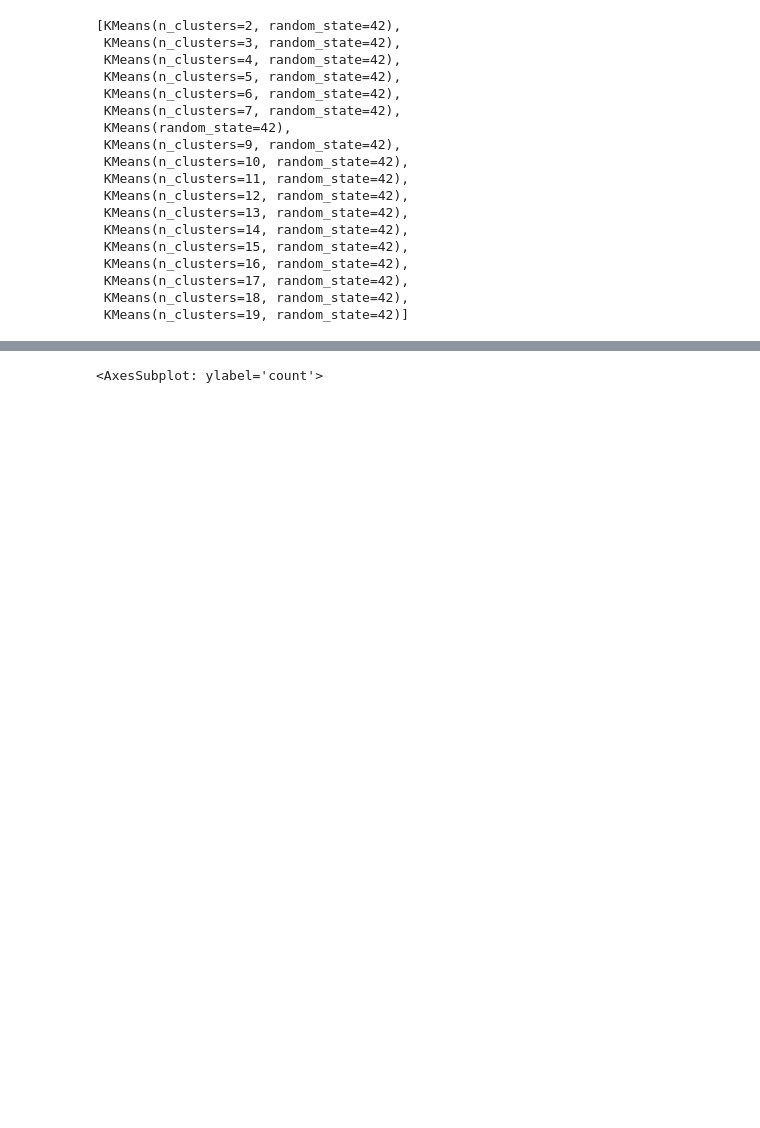
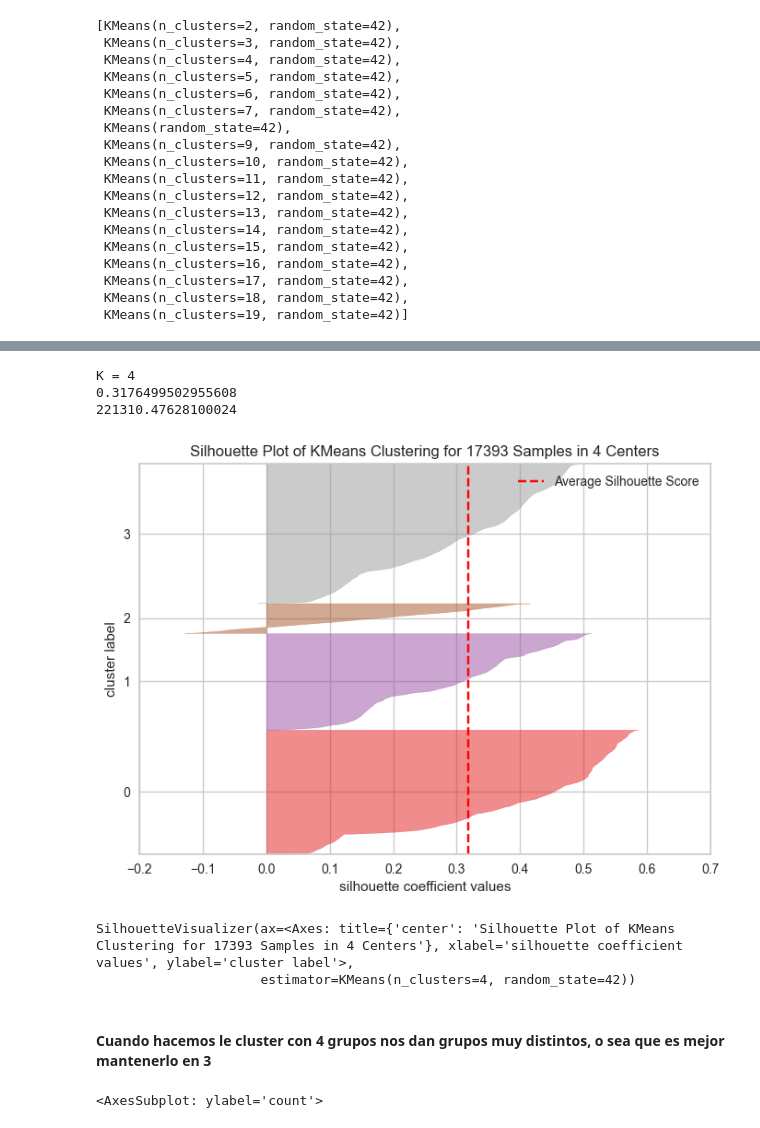
Before and after one commit to mariaortizz/Proyecto-ML, a Jupyter notebook: src/notebooks/notebook_prueba_modelos.ipynb, the cells around one changed output, grey strips where cells are left out. Drawn from its saved outputs; the diff is of its cells as text; code cells hidden in the pictures; blank space fills up the shorter version.

```diff
--- a/src/notebooks/notebook_prueba_modelos.ipynb
+++ b/src/notebooks/notebook_prueba_modelos.ipynb
@@ -642,4 +663,23 @@ SilhouetteVisualizer(ax=<AxesSubplot: title={'center': 'Silhouette Plot of KMean
                      estimator=KMeans(n_clusters=3, random_state=42))
+# %%
+km_1 = KMeans(n_clusters=4, random_state=42)
+km_1.fit(X_train)
+predd = km_1.predict(X_train)
+print(f'K = 4')
+print(silhouette_score(X_train, km_1.labels_))
+print(km_1.inertia_)
+# %% [output]
+K = 4
+0.3176499502955608
+221310.47628100024
+# %%
+silhouette_visualizer(km_1, X_train)
+# %% [output]
+[figure, added]
+SilhouetteVisualizer(ax=<Axes: title={'center': 'Silhouette Plot of KMeans Clustering for 17393 Samples in 4 Centers'}, xlabel='silhouette coefficient values', ylabel='cluster label'>,
+                     estimator=KMeans(n_clusters=4, random_state=42))
+# %% [markdown]
+#### Cuando hacemos le cluster con 4 grupos nos dan grupos muy distintos, o sea que es mejor mantenerlo en 3
 # %%
 df_c = pd.DataFrame(predd, columns=['Cluster'])
 # %%
```
Also changed, not shown: parts of 6 cells of this notebook, 7 other files.
